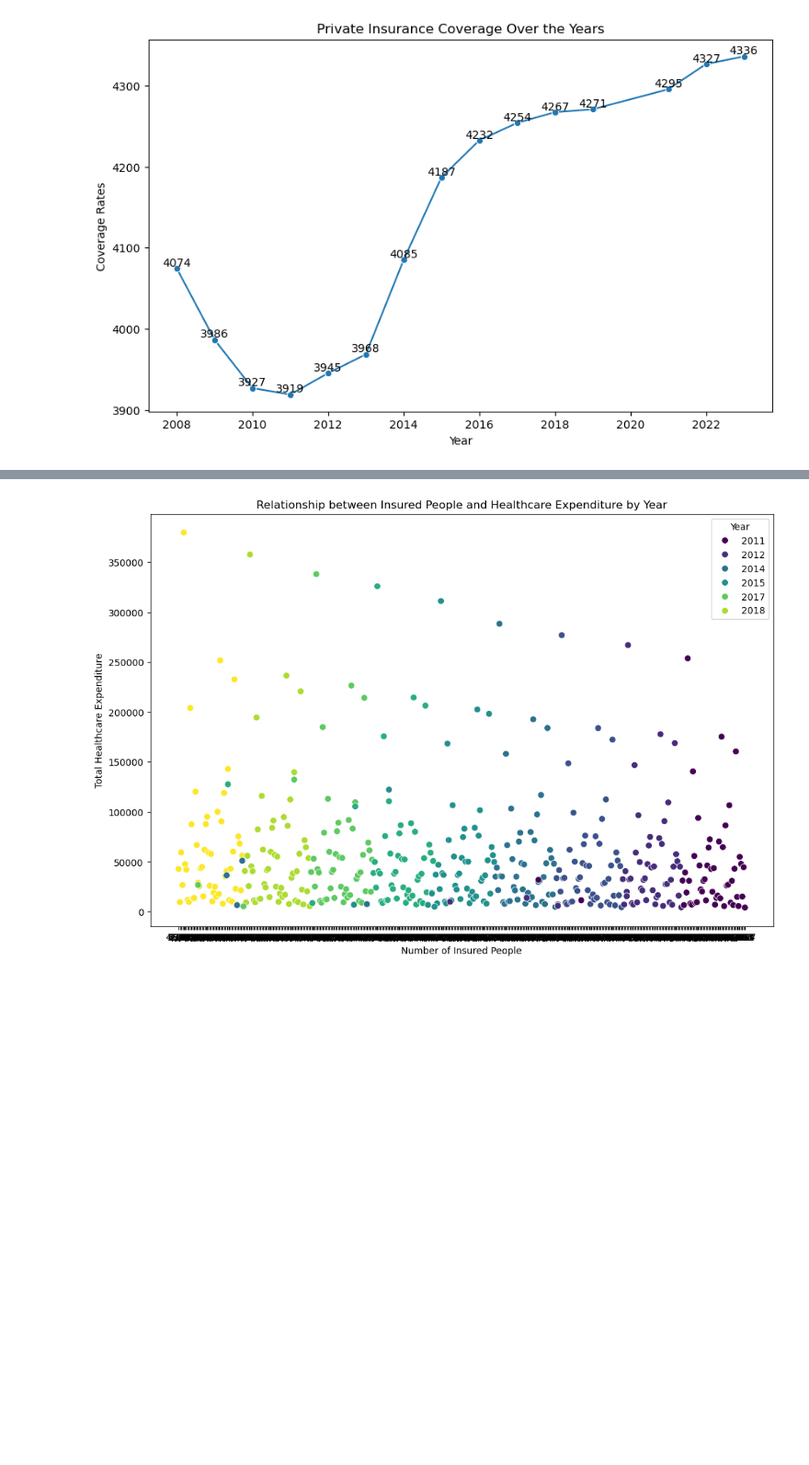
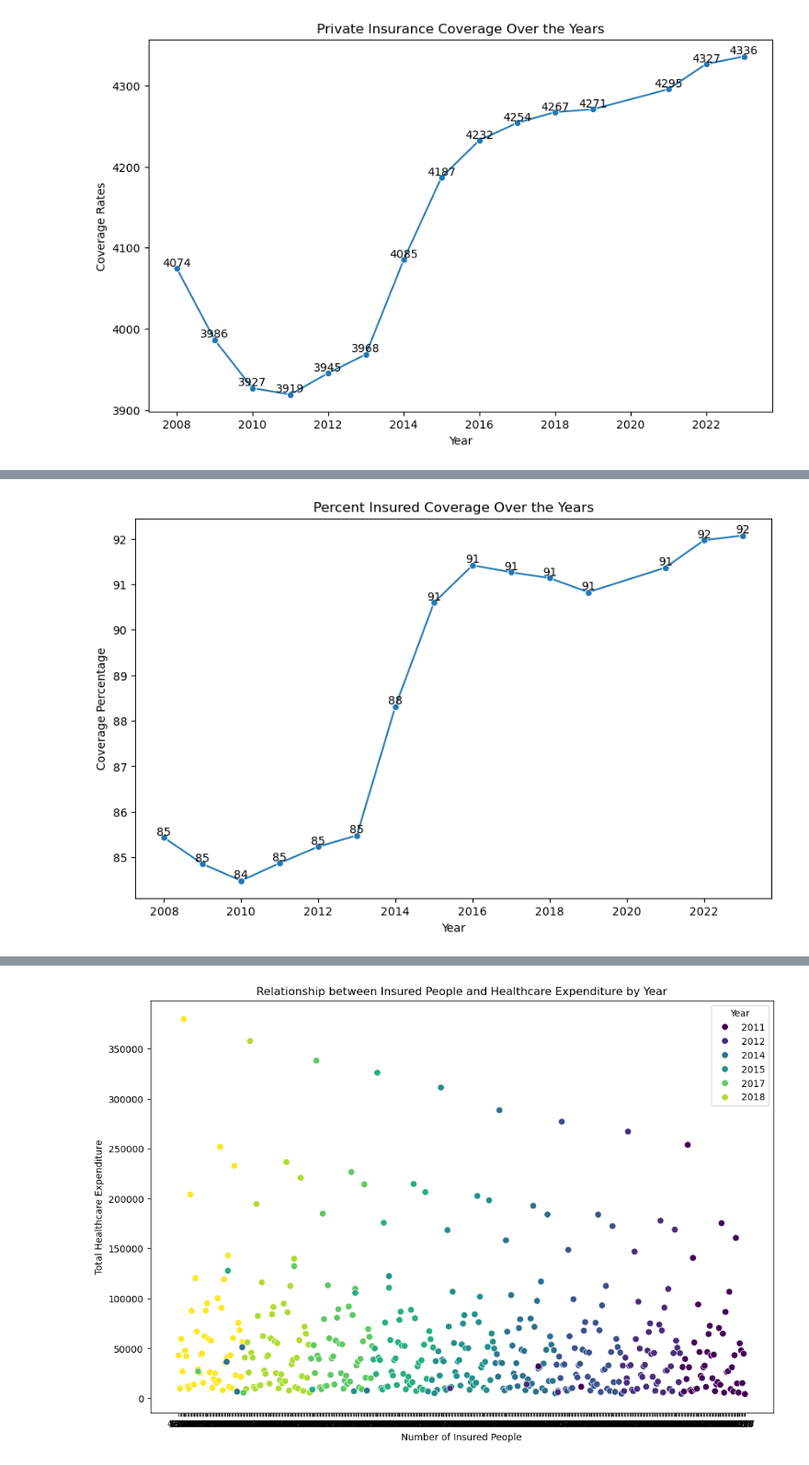
Before and after one commit to slzabala/Project-1-Healthcare-Cost-Analysis, a Jupyter notebook: Healthcare_Data_Analysis_Final.ipynb, the cells around one changed output, grey strips where cells are left out. Shown at 92% size. Drawn from its saved outputs; the diff is of its cells as text; code cells hidden in the pictures; blank space fills up the shorter version.

```diff
--- a/Healthcare_Data_Analysis.ipynb
+++ b/Healthcare_Data_Analysis_Final.ipynb
@@ -662,0 +637,15 @@ Coverage  Year  Any coverage   Uninsured  Percent Insured
+# %%
+#coverage_data['Value'] =coverage_data['Value'].astype(float)
+
+# Convert the 'Value' column to numeric, forcing errors to NaN
+#coverage_data['Value'] = pd.to_numeric(coverage_data['Value'], errors='coerce')
+
+
+#coverage_data = insurance_data[insurance_data['Coverage'].isin(['Any coverage', 'Uninsured', 'Private', 'Public'])]
+
+
+# Convert the 'Value' column to numeric, turning errors into NaN
+coverage_data['Value'] = pd.to_numeric(coverage_data['Value'], errors='coerce')
+
+# Check for NaN values after conversion
+print(coverage_data[coverage_data['Value'].isna()])
@@ -663,3 +721,26 @@ Coverage  Year  Any coverage   Uninsured  Percent Insured
+# %%
+# Plotting the line chart for "Private" insurance coverage over the years
+plt.figure(figsize=(10, 6))
+sns.lineplot(data=coverage_pivot, x='Year', y='Percent Insured', marker='o')
+
+# Add labels and title
+plt.title('Percent Insured Coverage Over the Years')
+plt.xlabel('Year')
+plt.ylabel('Coverage Percentage')
+
+# Format y-axis labels to show 0 decimal places
+plt.gca().yaxis.set_major_formatter(plt.FuncFormatter(lambda x, _: f'{x:.0f}'))
+
+# Remove grid lines
+plt.grid(False)
+
+# Add data labels for each point
+for x, y in zip(coverage_pivot['Year'], coverage_pivot['Percent Insured']):
+    plt.text(x, y, f'{y:.0f}', ha='center', va='bottom')
+
+plt.show()
+# %% [output]
+[figure, added]
 # %%
 ## What is the relationship between the number of insured people in each state and the total healthcare expenditure by state for each year from 2011 to 2020?
 # %%
```
Also changed, not shown: parts of 32 cells of this notebook, 3 other files.
